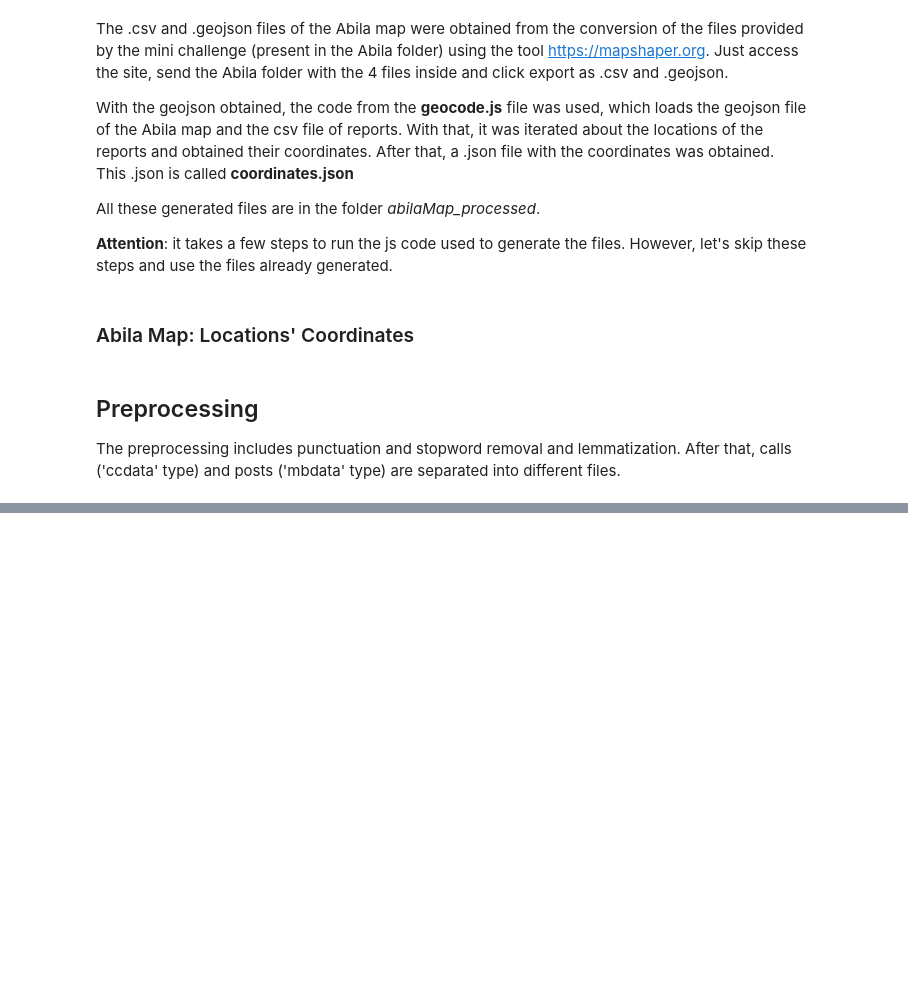
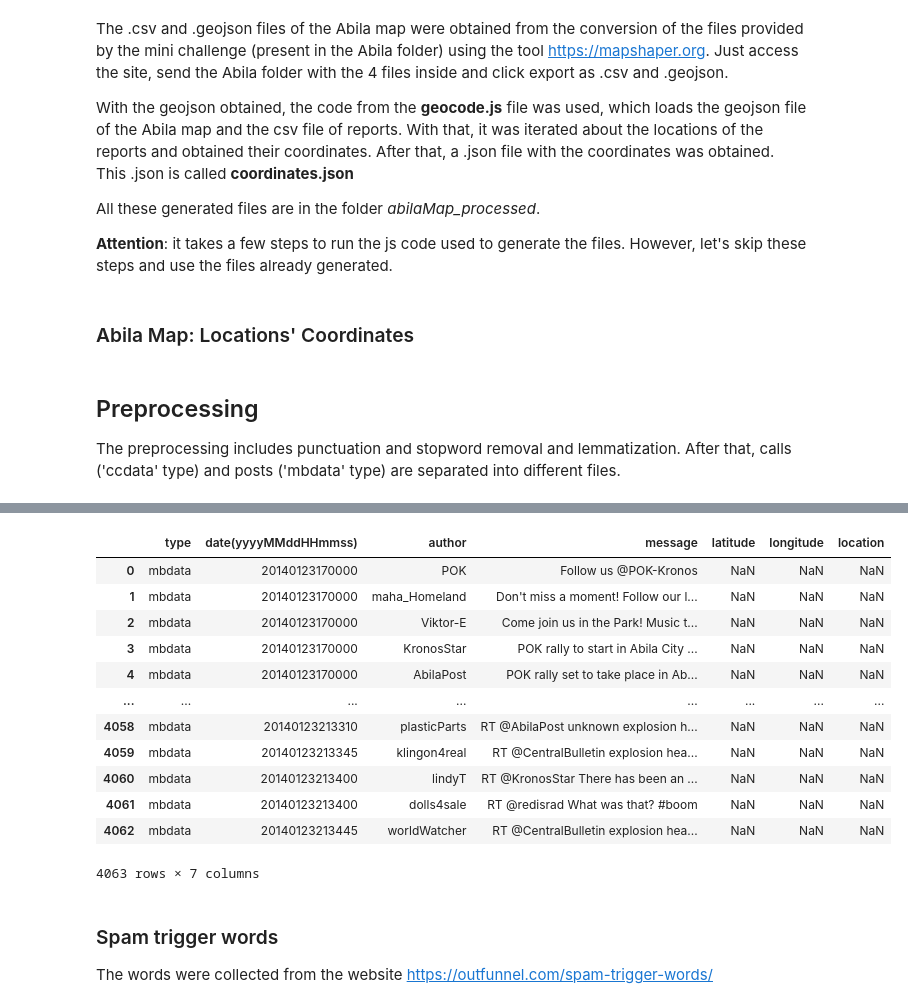
Before and after one commit to imatheussm/vast-2021-tweets, a Jupyter notebook: Vast Mini Challenge 03.ipynb, the cells around one changed output, grey strips where cells are left out. Cells and saved outputs as stored; diff of their text form; code cells hidden in the pictures; blank space fills up the shorter version.

Commit message:
spam trigger words added

```diff
--- a/Vast Mini Challenge 03.ipynb
+++ b/Vast Mini Challenge 03.ipynb
@@ -132,0 +135,19 @@ memory usage: 190.6+ KB
+# %%
+combined_csv
+# %% [output]
+|  | type | date(yyyyMMddHHmmss) | author | message | latitude | longitude | location |
+| 0 | mbdata | 20140123170000 | POK | Follow us @POK-Kronos | NaN | NaN | NaN |
+| 1 | mbdata | 20140123170000 | maha_Homeland | Don't miss a moment! Follow our l... | NaN | NaN | NaN |
+| 2 | mbdata | 20140123170000 | Viktor-E | Come join us in the Park! Music t... | NaN | NaN | NaN |
+| 3 | mbdata | 20140123170000 | KronosStar | POK rally to start in Abila City ... | NaN | NaN | NaN |
+| 4 | mbdata | 20140123170000 | AbilaPost | POK rally set to take place in Ab... | NaN | NaN | NaN |
+| ... | ... | ... | ... | ... | ... | ... | ... |
+| 4058 | mbdata | 20140123213310 | plasticParts | RT @AbilaPost unknown explosion h... | NaN | NaN | NaN |
+| 4059 | mbdata | 20140123213345 | klingon4real | RT @CentralBulletin explosion hea... | NaN | NaN | NaN |
+| 4060 | mbdata | 20140123213400 | lindyT | RT @KronosStar There has been an ... | NaN | NaN | NaN |
+| 4061 | mbdata | 20140123213400 | dolls4sale | RT @redisrad What was that? #boom | NaN | NaN | NaN |
+| 4062 | mbdata | 20140123213445 | worldWatcher | RT @CentralBulletin explosion hea... | NaN | NaN | NaN |
+4063 rows × 7 columns
+# %% [markdown]
+### Spam trigger words
+The words were collected from the website https://outfunnel.com/spam-trigger-words/
```
Also changed, not shown: parts of 8 cells of this notebook, 4 other files.
